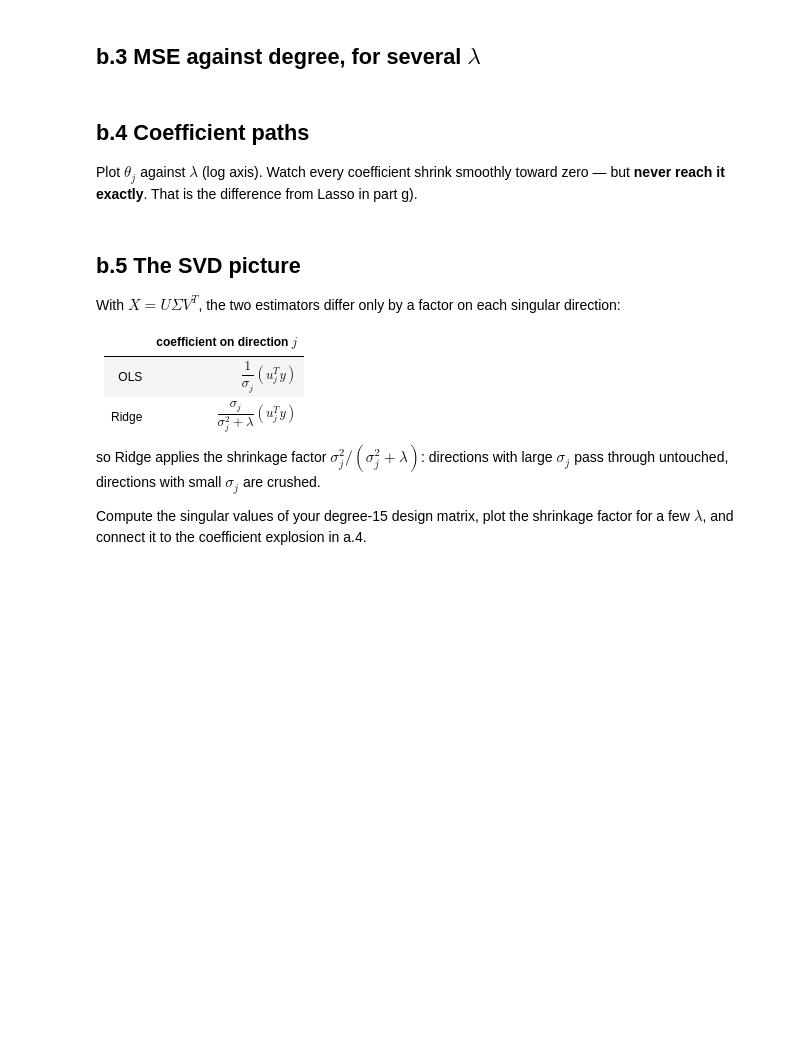
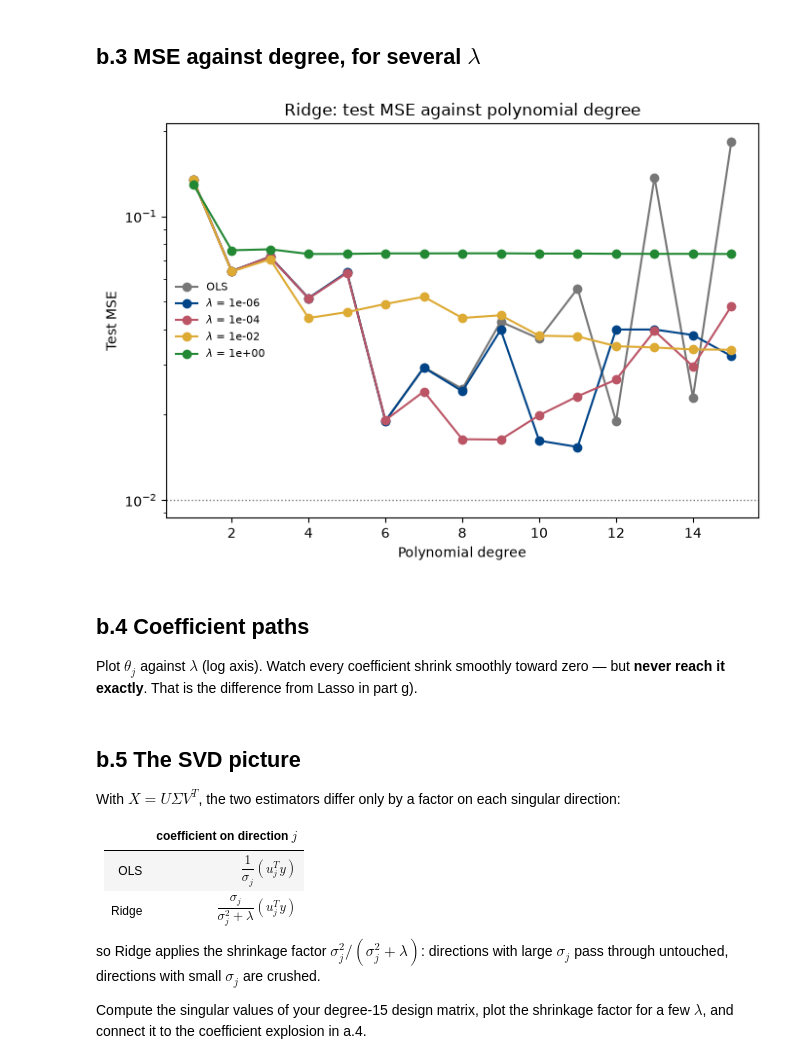
Before and after one commit to Parisa-amin/FYS-STK4155, a Jupyter notebook: Project1/code/Project1.ipynb, the cells around one changed output. Drawn from its saved outputs; the diff is of its cells as text; code cells hidden in the pictures; blank space fills up the shorter version.

```diff
--- a/Project1/code/Project1.ipynb
+++ b/Project1/code/Project1.ipynb
@@ -460,5 +463,42 @@ Ridge max |theta| : 0.6064739159588621
 # %% [markdown]
 ## b.3 MSE against degree, for several $\lambda$
+# %%
+lambdas_sweep = [0.0, 1e-6, 1e-4, 1e-2, 1.0]
+mse_by_lambda = {}
+
+
+for lam in lambdas_sweep:
+
+    mse_deg= np.zeros(len(degrees))
+    for i , deg in enumerate(degrees):
+        y_train_pred, y_test_pred, theta= fit_predict(x_train, x_test, y_train, deg, lam=lam)
+        mse_deg[i]= MSE(y_test, y_test_pred)
+
+    mse_by_lambda[lam]= mse_deg
+# %%
+colors_b3 = [GREY, BLUE, RED, YELLOW, GREEN]
+
+plt.figure(figsize=(7, 5))
+
+for i, lam in enumerate(lambdas_sweep):
+
+    label = "OLS" if lam == 0.0 else fr"$\lambda$ = {lam:.0e}"
+
+    plt.semilogy(degrees, mse_by_lambda[lam], "o-", color=colors_b3[i], label=label)
+
+
+plt.axhline(0.1**2, color=GREY, linestyle=":", linewidth=1)
+
+plt.xlabel("Polynomial degree")
+plt.ylabel("Test MSE")
+plt.title("Ridge: test MSE against polynomial degree")
+plt.legend(frameon=False, fontsize=8)
+
+plt.tight_layout()
+plt.savefig("../results/b3_mse_degree.pdf", bbox_inches="tight")
+plt.show()
+# %% [output]
+[figure, added]
 # %% [markdown]
 ## b.4 Coefficient paths
 
```
Also changed, not shown: parts of 6 cells of this notebook, 4 other files.
